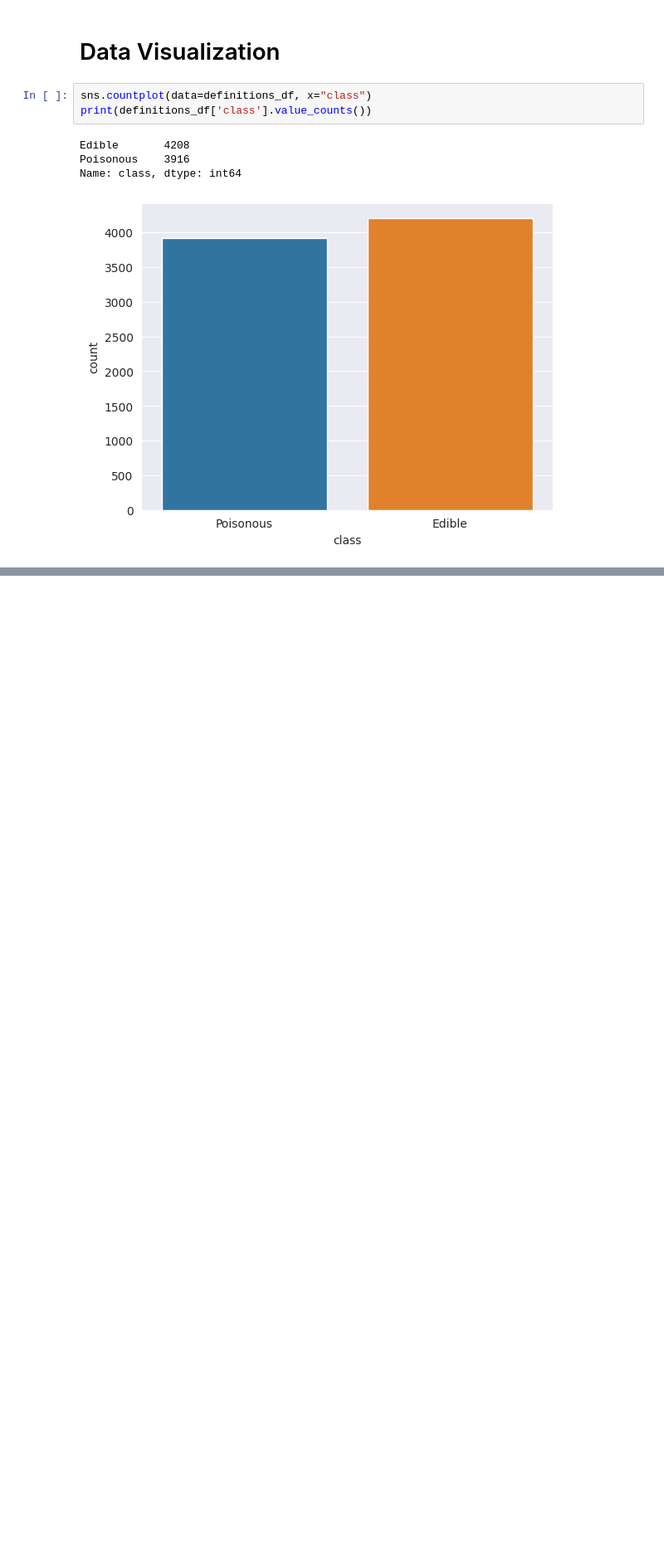
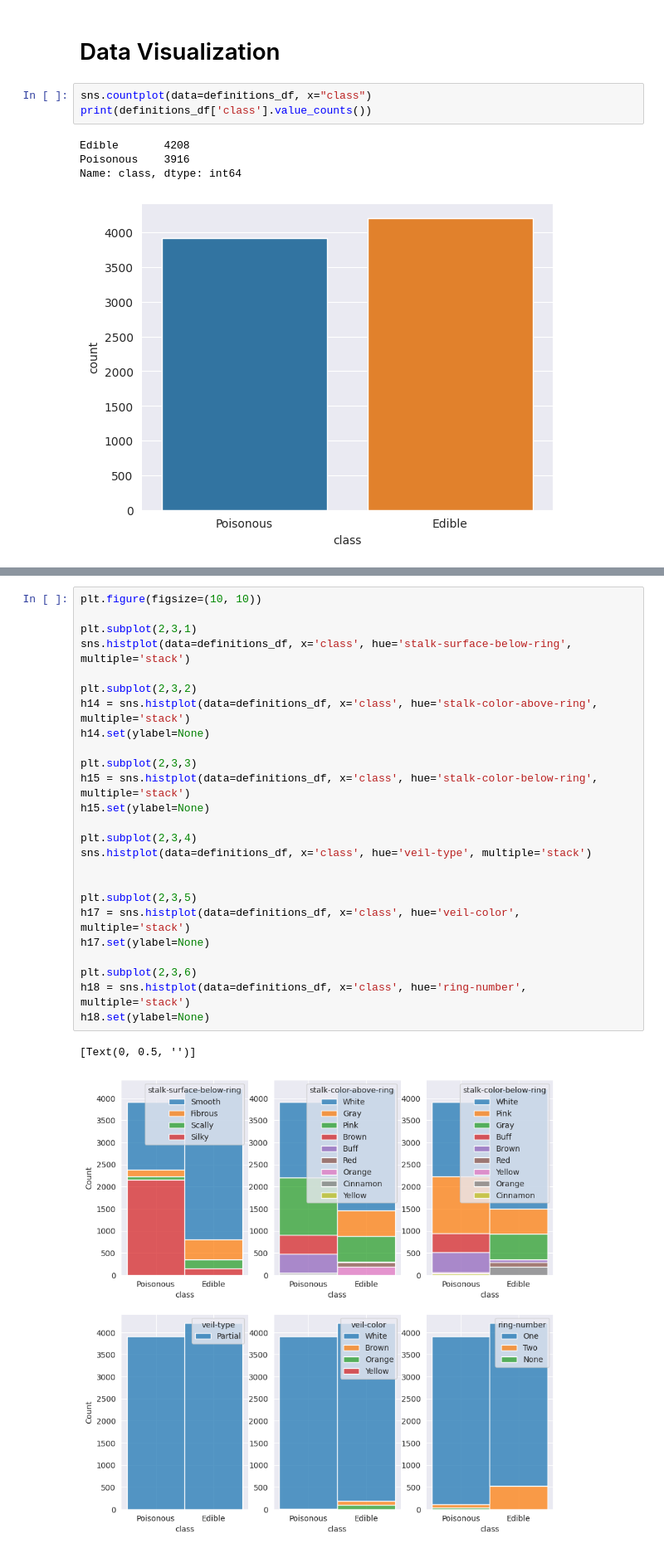
Before and after one commit to AxoloCrypt/Mushroom-Network, a Jupyter notebook: notebooks/preparation.ipynb, the cells around one changed output, grey strips where cells are left out. Shown: that part at 83% size. Cells and saved outputs as stored; diff of their text form; blank space fills up the shorter version.

```diff
--- a/notebooks/preparation.ipynb
+++ b/notebooks/preparation.ipynb
@@ -417 +449,29 @@ sns.histplot(data=definitions_df, x='class', hue='gill-attachment', multiple='st
+# %%
+plt.figure(figsize=(10, 10))
+
+plt.subplot(2,3,1)
+sns.histplot(data=definitions_df, x='class', hue='stalk-surface-below-ring', multiple='stack')
+
+plt.subplot(2,3,2)
+h14 = sns.histplot(data=definitions_df, x='class', hue='stalk-color-above-ring', multiple='stack')
+h14.set(ylabel=None)
+
+plt.subplot(2,3,3)
+h15 = sns.histplot(data=definitions_df, x='class', hue='stalk-color-below-ring', multiple='stack')
+h15.set(ylabel=None)
+
+plt.subplot(2,3,4)
+sns.histplot(data=definitions_df, x='class', hue='veil-type', multiple='stack')
+
+
+plt.subplot(2,3,5)
+h17 = sns.histplot(data=definitions_df, x='class', hue='veil-color', multiple='stack')
+h17.set(ylabel=None)
+
+plt.subplot(2,3,6)
+h18 = sns.histplot(data=definitions_df, x='class', hue='ring-number', multiple='stack')
+h18.set(ylabel=None)
+# %% [output]
+[Text(0, 0.5, '')]
+[figure, added]
 # %%
```
Also changed, not shown: parts of 3 cells of this notebook.
